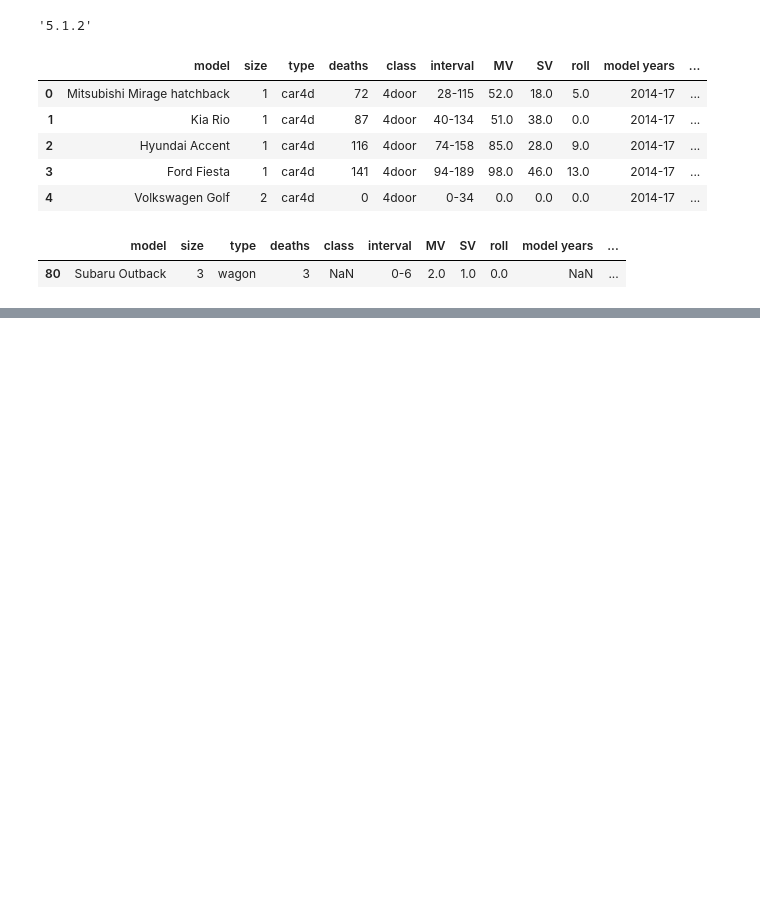
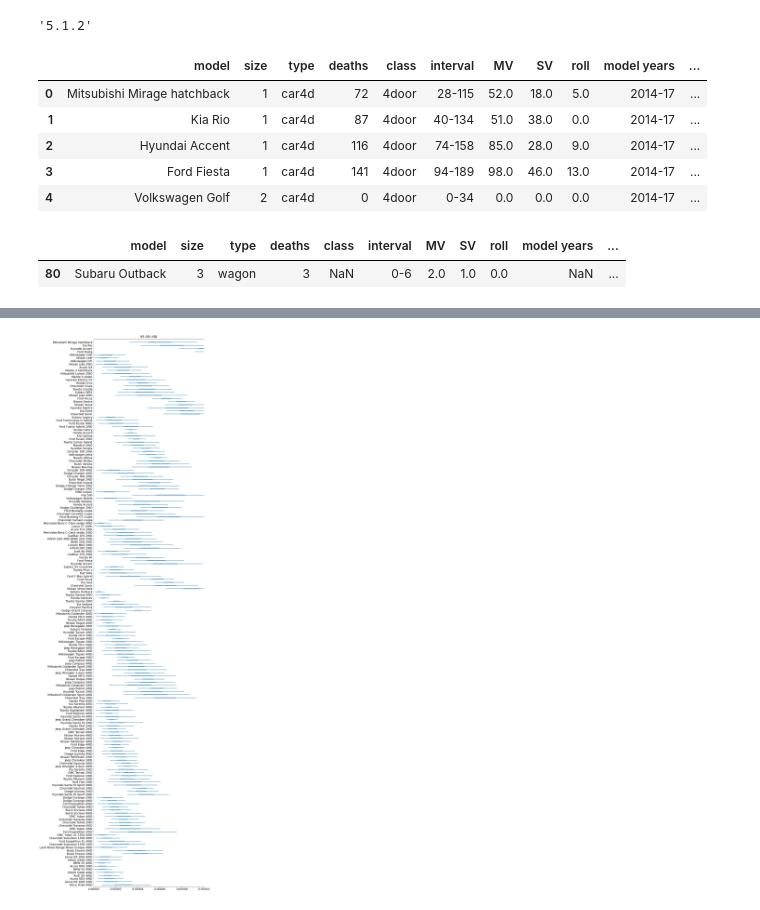
Before and after one commit to ursk/driving_fatalities, a Jupyter notebook: iihs_fatalities.ipynb, the cells around one changed output, grey strips where cells are left out. Cells and saved outputs as stored; diff of their text form; code cells hidden in the pictures; blank space fills up the shorter version.

```diff
--- a/iihs_fatalities.ipynb
+++ b/iihs_fatalities.ipynb
@@ -124,0 +108,11 @@ IndexError: ignored
+# %%
+fig, ax = plt.subplots(figsize=[10,50])
+az.plot_forest(idata.posterior.model_rate, var_names=["model_rate"], combined=True, hdi_prob=0.95, ax=ax, );
+# ax.set_yticks(ax.get_yticks(), df.model.to_numpy())
+ax.set_yticklabels(df.model.to_numpy()[::-1])
+ax.set_xlim([0, 0.0001])
+plt.axvline()
+# plt.set_x
+pass
+# %% [output]
+[figure, added]
```
Also changed, not shown: parts of 19 cells of this notebook.
